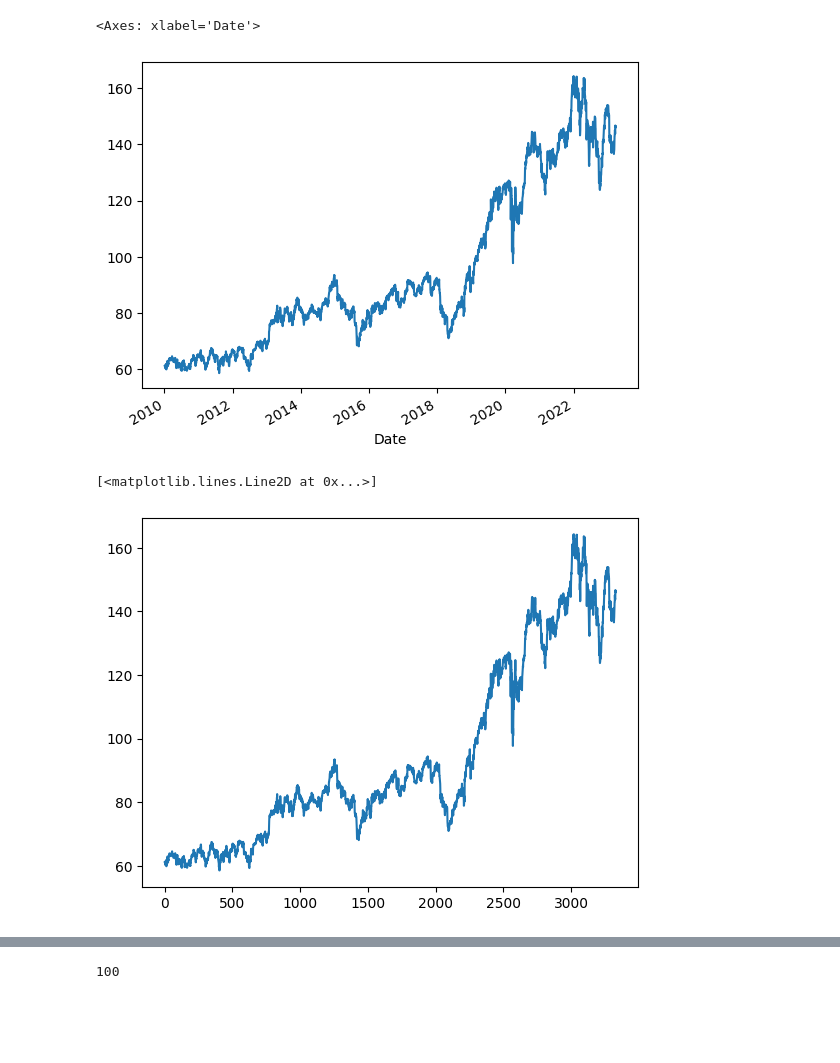
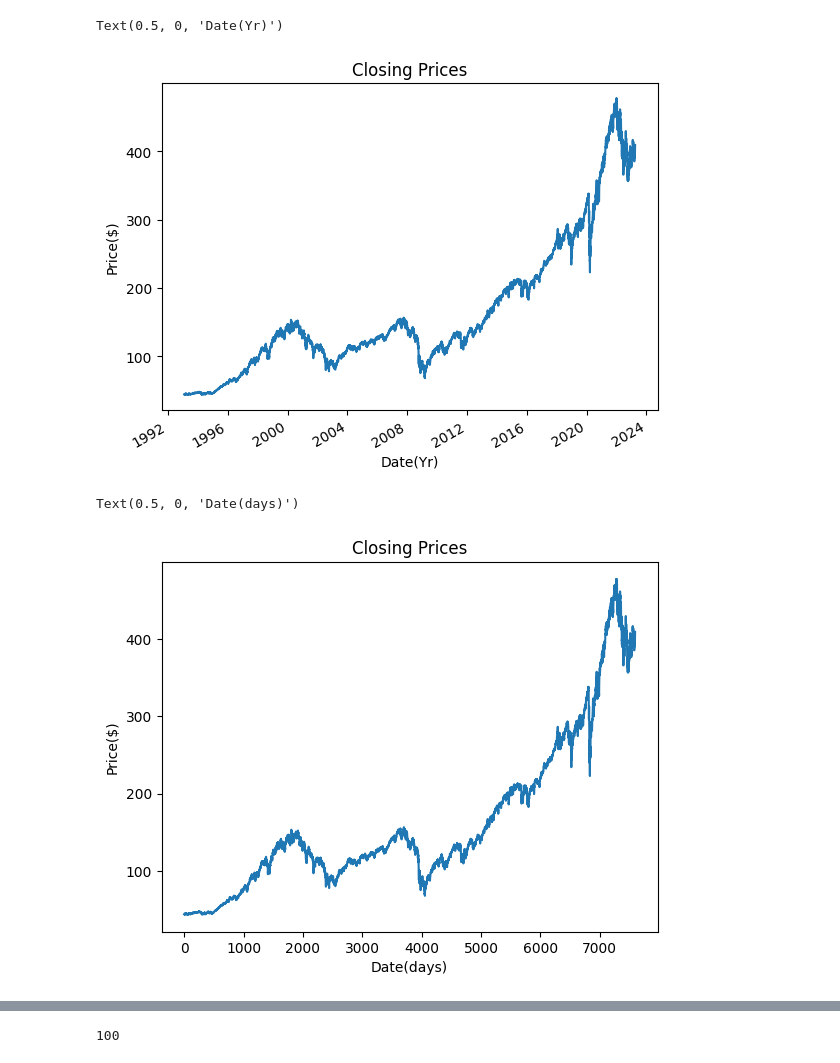
Before and after one commit to AntoineSfeir/MLResearch, a Jupyter notebook: StockMarket_Forcast.ipynb, the cells around one changed output, grey strips where cells are left out. Drawn from its saved outputs; the diff is of its cells as text; code cells hidden in the pictures; blank space fills up the shorter version.

```diff
--- a/StockMarket_Forcast.ipynb
+++ b/StockMarket_Forcast.ipynb
@@ -6,10 +5,9 @@ from pandas_datareader import data as pdr
 import numpy as np
 import matplotlib.pyplot as plt
 # %%
-
-begin = '2010-01-01'
+begin = '1993-02-01'
 yf.pdr_override()
-ticker = 'PG'
+ticker = 'SPY'
 df = pdr.get_data_yahoo(ticker, begin)
 df
 # %% [output]
@@ -32,15 +30,21 @@ df
 close = df['Close']
 
 close.plot()
+plt.title('Closing Prices')
+plt.ylabel('Price($)')
+plt.xlabel('Date(Yr)')
 # %% [output]
-<Axes: xlabel='Date'>
+Text(0.5, 0, 'Date(Yr)')
-[figure, old version]
+[figure, new version]
 # %%
 ds = close.values
 plt.plot(ds)
+plt.title('Closing Prices')
+plt.ylabel('Price($)')
+plt.xlabel('Date(days)')
 # %% [output]
-[<matplotlib.lines.Line2D at 0x...>]
+Text(0.5, 0, 'Date(days)')
-[figure, old version]
+[figure, new version]
 # %%
 from sklearn.preprocessing import MinMaxScaler
 # %%
```
Also changed, not shown: parts of 14 cells of this notebook, 3 other files.
